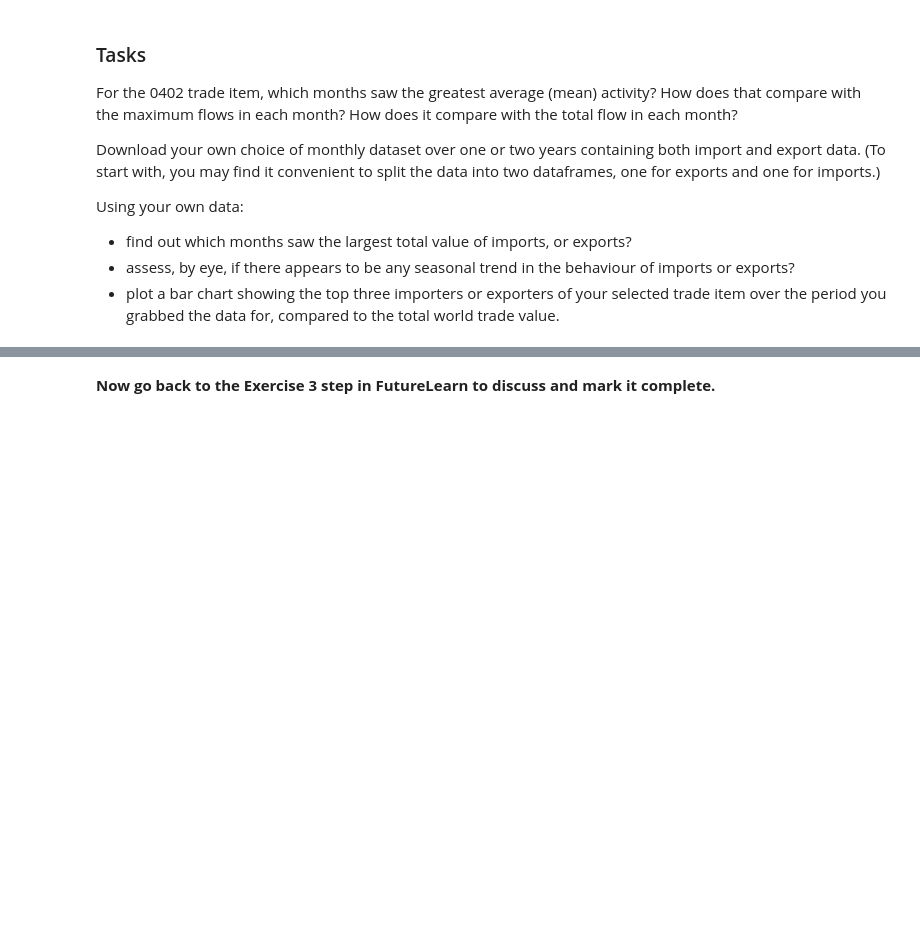
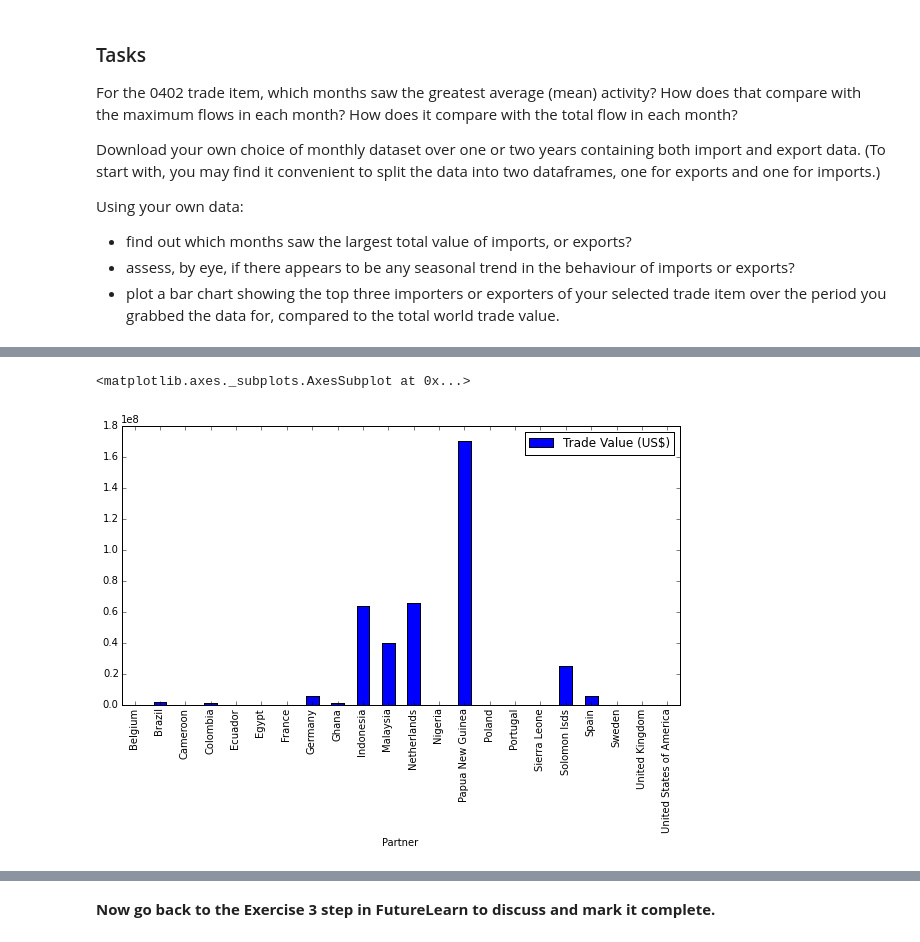
Before and after one commit to mrchrisadams/future-learn-learn-to-code, a Jupyter notebook: Week 4_exercise_notebook-copy.ipynb, the cells around one changed output, grey strips where cells are left out. Cells and saved outputs as stored; diff of their text form; code cells hidden in the pictures; blank space fills up the shorter version.

```diff
--- a/Week 4_exercise_notebook-copy.ipynb
+++ b/Week 4_exercise_notebook-copy.ipynb
@@ -388,0 +551,7 @@ Using your own data:
+# %%
+# acpoi => annual country palm oil imports
+acpoi = palmOilCountriesImports[["Trade Value (US$)", "Partner"]]
+acpoi.groupby("Partner").aggregate(sum).plot(kind='bar', figsize=(10,5))
+# %% [output]
+<matplotlib.axes._subplots.AxesSubplot at 0x...>
+[figure, added]
```
Also changed, not shown: parts of 50 cells of this notebook.
